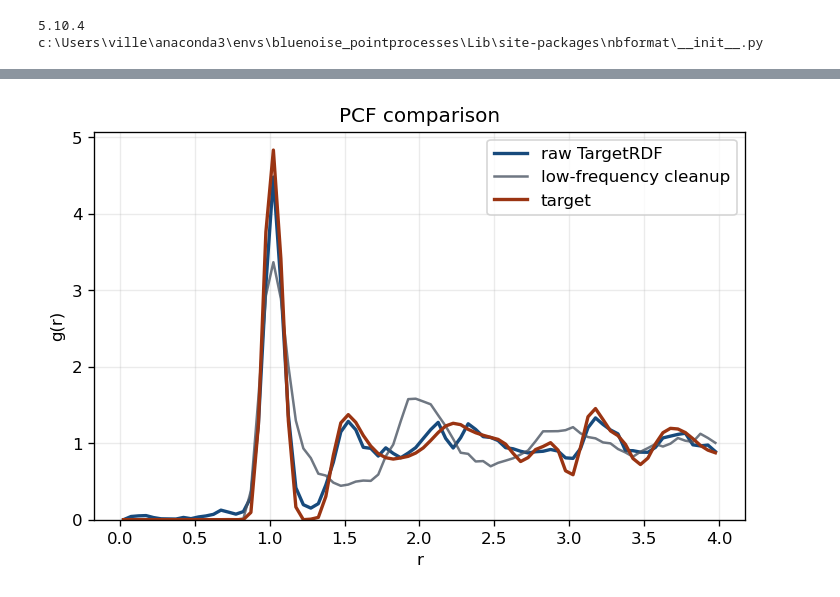
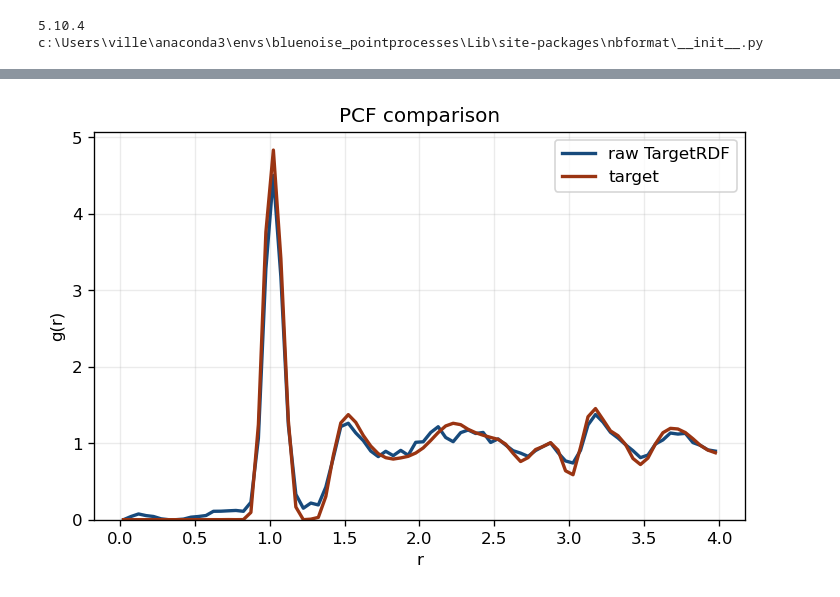
Before and after one commit to lilinitsy/BlueNoisePointProcesses, a Jupyter notebook: python/ds-wave-testing.ipynb, the cells around one changed output, grey strips where cells are left out. Drawn from its saved outputs; the diff is of its cells as text; code cells hidden in the pictures.

```diff
--- a/python/ds-wave-testing.ipynb
+++ b/python/ds-wave-testing.ipynb
@@ -163,6 +157,13 @@ pcf_chunk_size_3d = pcf_chunk_size
 # %%
 targets = {}
-for m0 in m0_values:
+for requested in m0_values:
+	if requested == "min":
+		m0 = ds_wave.find_min_m0(nu0=nu0, e0=e0, nu_max=nu_max, n_nu=n_nu, n_r=n_r)
+		if m0 is None:
+			print("m0=min: infeasible - no feasible finite m0 found.")
+			continue
+	else:
+		m0 = requested
 	target = ds_wave.solve_ds_wave_target(
 		nu0=nu0,
 		e0=e0,
@@ -170,10 +171,10 @@ for m0 in m0_values:
 		nu_max=nu_max,
 		n_nu=n_nu,
 		n_r=n_r,
-		require_success=False,
 	)
-	targets[str(m0)] = target
-	print(f"m0={m0}: {target['status']} - {target['message']}")
+	target.requested_m0 = str(requested)
+	targets[str(requested)] = target
+	print(f"m0={requested}: {target.status} - {target.message}")
 
 fig = ds_wave.plot_ds_wave_targets(list(targets.values()))
 fig.show()
@@ -505,22 +428,16 @@ fig.show()
 # %%
-# PCF: faithful raw TargetRDF result, with the low-frequency cleanup shown separately.
-fig, ax = plt.subplots(figsize=(7.0, 4.2), dpi=120)
-for point_set, label, color, linewidth, alpha in [
-	(raw_points, "raw TargetRDF", "#174a7c", 2.0, 1.0),
-	((low_frequency_refined_points if "low_frequency_refined_points" in globals() else None), "low-frequency cleanup", "#4b5563", 1.5, 0.8),
-]:
-	if point_set is None:
-		continue
-	r, empirical = ds_wave.compute_empirical_pcf(point_set, r_max=float(min_target["r"][-1]))
-	ax.plot(r, empirical, label=label, color=color, linewidth=linewidth, alpha=alpha)
-target_g = np.interp(r, min_target["r"], min_target["g"], left=min_target["g"][0], right=min_target["g"][-1])
+# PCF of the raw TargetRDF result vs the target g(r).
+(fig, ax) = plt.subplots(figsize=(7.0, 4.2), dpi=120)
+(r, empirical) = ds_wave.compute_empirical_pcf(raw_points, r_max=float(min_target.r[-1]))
+ax.plot(r, empirical, label="raw TargetRDF", color="#174a7c", linewidth=2.0)
+target_g = ds_wave.interpolate_target_pcf(min_target, r)
 ax.plot(r, target_g, label="target", color="#9a3412", linewidth=2.0)
 ax.set_title("PCF comparison")
 ax.set_xlabel("r")
 ax.set_ylabel("g(r)")
 ax.set_ylim(bottom=0.0)
 ax.grid(True, alpha=0.25)
 ax.legend()
 fig.show()
 # %% [output]
-[figure, old version]
+[figure, new version]
```
Also changed, not shown: parts of 21 cells of this notebook, 6 other files.
